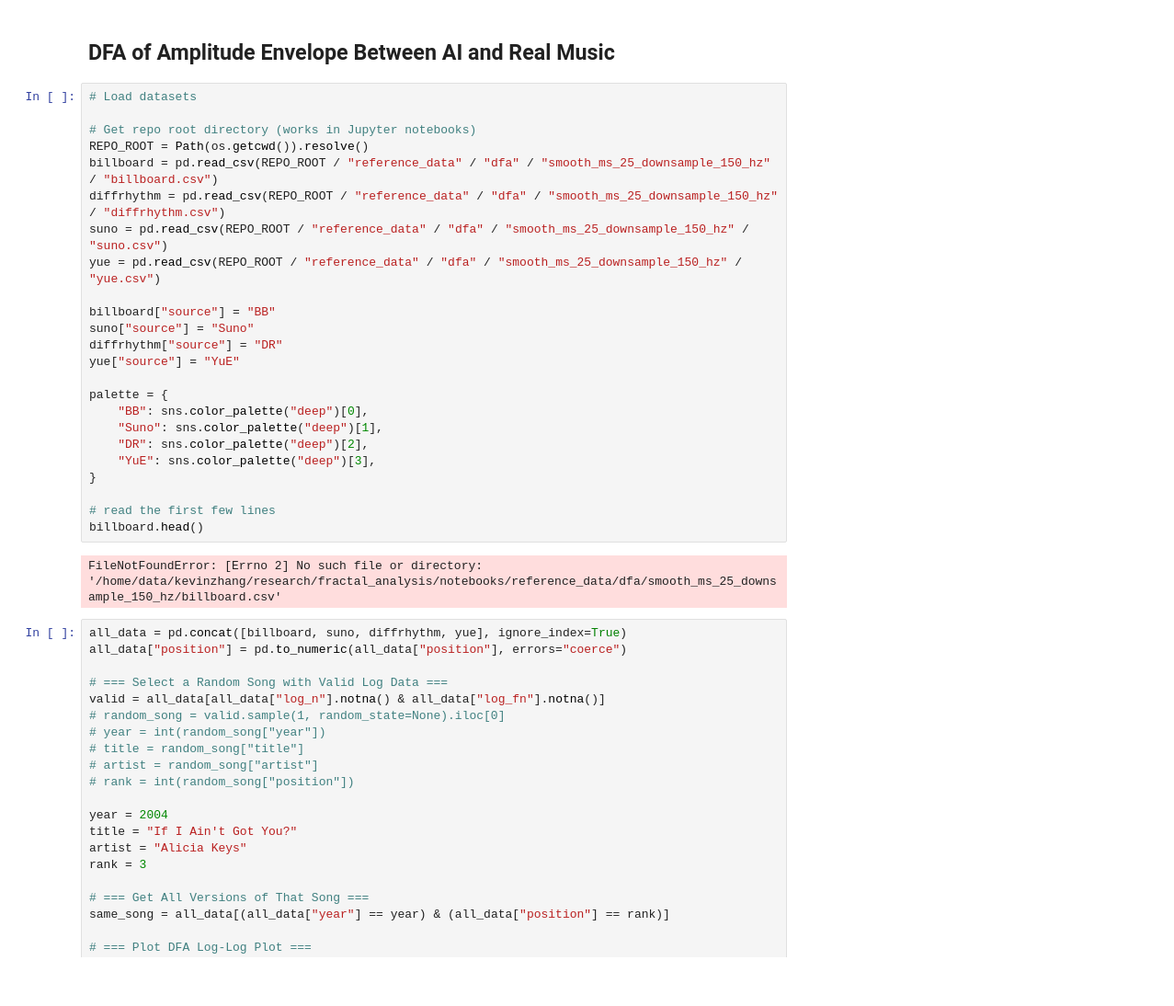
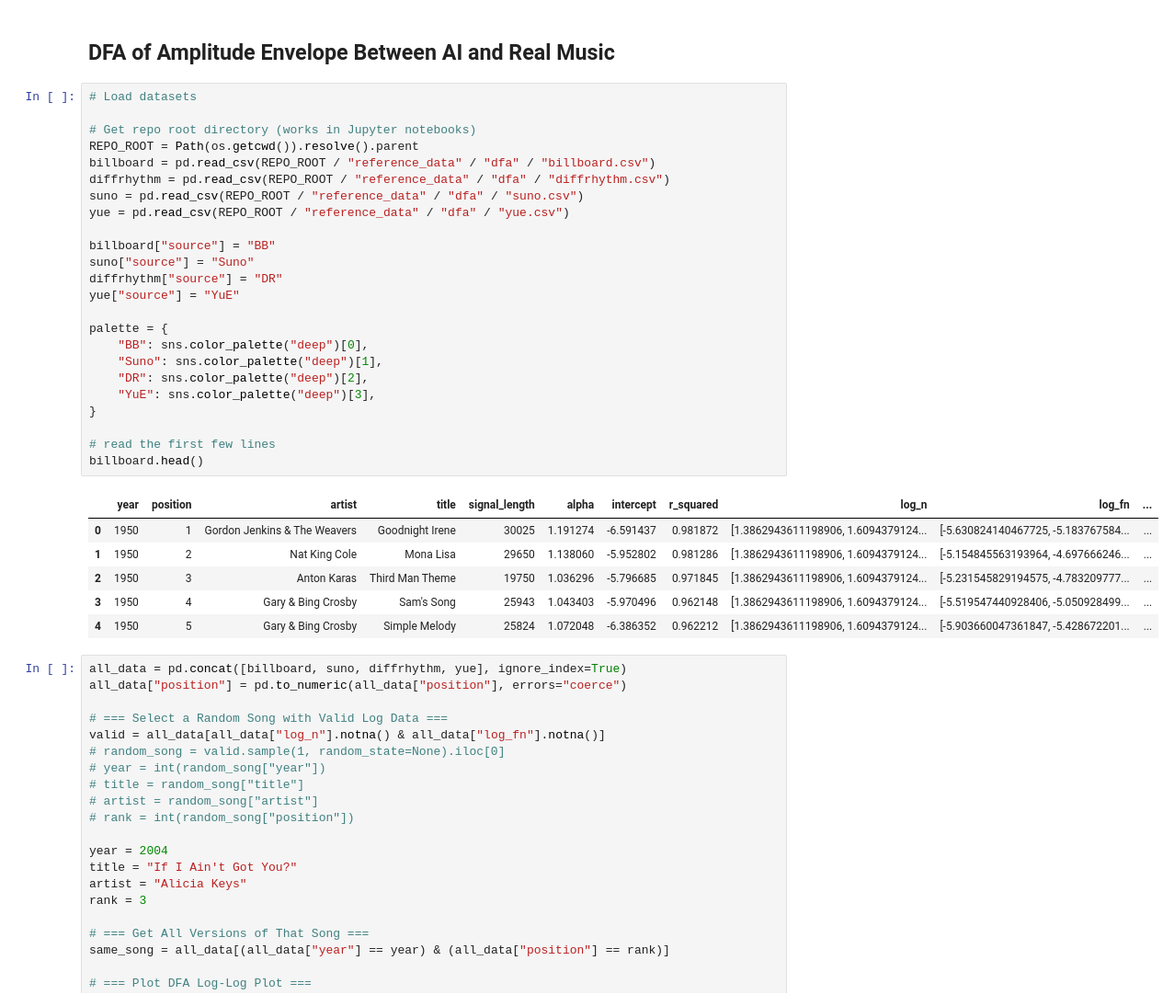
Before and after one commit to zhangkkevin/billboard-ai-fractal-comparison, a Jupyter notebook: notebooks/dfa_music_structure_clean.ipynb, the cells around one changed output. Shown at 92% size. Cells and saved outputs as stored; diff of their text form; blank space fills up the shorter version.

Commit message:
Fix notebook file paths and update website files

```diff
--- a/notebooks/dfa_music_structure_clean.ipynb
+++ b/notebooks/dfa_music_structure_clean.ipynb
@@ -76,29 +76,34 @@ def compute_smoothed_envelope(samples, orig_sr=22050, target_sr=150, smooth_ms=2
 # %%
 # Load datasets
 
 # Get repo root directory (works in Jupyter notebooks)
-REPO_ROOT = Path(os.getcwd()).resolve()
-billboard = pd.read_csv(REPO_ROOT / "reference_data" / "dfa" / "smooth_ms_25_downsample_150_hz" / "billboard.csv")
-diffrhythm = pd.read_csv(REPO_ROOT / "reference_data" / "dfa" / "smooth_ms_25_downsample_150_hz" / "diffrhythm.csv")
-suno = pd.read_csv(REPO_ROOT / "reference_data" / "dfa" / "smooth_ms_25_downsample_150_hz" / "suno.csv")
-yue = pd.read_csv(REPO_ROOT / "reference_data" / "dfa" / "smooth_ms_25_downsample_150_hz" / "yue.csv")
+REPO_ROOT = Path(os.getcwd()).resolve().parent
+billboard = pd.read_csv(REPO_ROOT / "reference_data" / "dfa" / "billboard.csv")
+diffrhythm = pd.read_csv(REPO_ROOT / "reference_data" / "dfa" / "diffrhythm.csv")
+suno = pd.read_csv(REPO_ROOT / "reference_data" / "dfa" / "suno.csv")
+yue = pd.read_csv(REPO_ROOT / "reference_data" / "dfa" / "yue.csv")
 
 billboard["source"] = "BB"
 suno["source"] = "Suno"
 diffrhythm["source"] = "DR"
 yue["source"] = "YuE"
 
 palette = {
     "BB": sns.color_palette("deep")[0],
     "Suno": sns.color_palette("deep")[1],
     "DR": sns.color_palette("deep")[2],
     "YuE": sns.color_palette("deep")[3],
 }
 
 # read the first few lines
 billboard.head()
 # %% [output]
-FileNotFoundError: [Errno 2] No such file or directory: '/home/data/kevinzhang/research/fractal_analysis/notebooks/reference_data/dfa/smooth_ms_25_downsample_150_hz/billboard.csv'
+|  | year | position | artist | title | signal_length | alpha | intercept | r_squared | log_n | log_fn | ... |
+| 0 | 1950 | 1 | Gordon Jenkins & The Weavers | Goodnight Irene | 30025 | 1.191274 | -6.591437 | 0.981872 | [1.3862943611198906, 1.6094379124... | [-5.630824140467725, -5.183767584... | ... |
+| 1 | 1950 | 2 | Nat King Cole | Mona Lisa | 29650 | 1.138060 | -5.952802 | 0.981286 | [1.3862943611198906, 1.6094379124... | [-5.154845563193964, -4.697666246... | ... |
+| 2 | 1950 | 3 | Anton Karas | Third Man Theme | 19750 | 1.036296 | -5.796685 | 0.971845 | [1.3862943611198906, 1.6094379124... | [-5.231545829194575, -4.783209777... | ... |
+| 3 | 1950 | 4 | Gary & Bing Crosby | Sam's Song | 25943 | 1.043403 | -5.970496 | 0.962148 | [1.3862943611198906, 1.6094379124... | [-5.519547440928406, -5.050928499... | ... |
+| 4 | 1950 | 5 | Gary & Bing Crosby | Simple Melody | 25824 | 1.072048 | -6.386352 | 0.962212 | [1.3862943611198906, 1.6094379124... | [-5.903660047361847, -5.428672201... | ... |
 # %%
 all_data = pd.concat([billboard, suno, diffrhythm, yue], ignore_index=True)
 all_data["position"] = pd.to_numeric(all_data["position"], errors="coerce")
```
Also changed, not shown: parts of 1 cell of this notebook, 4 other files.
